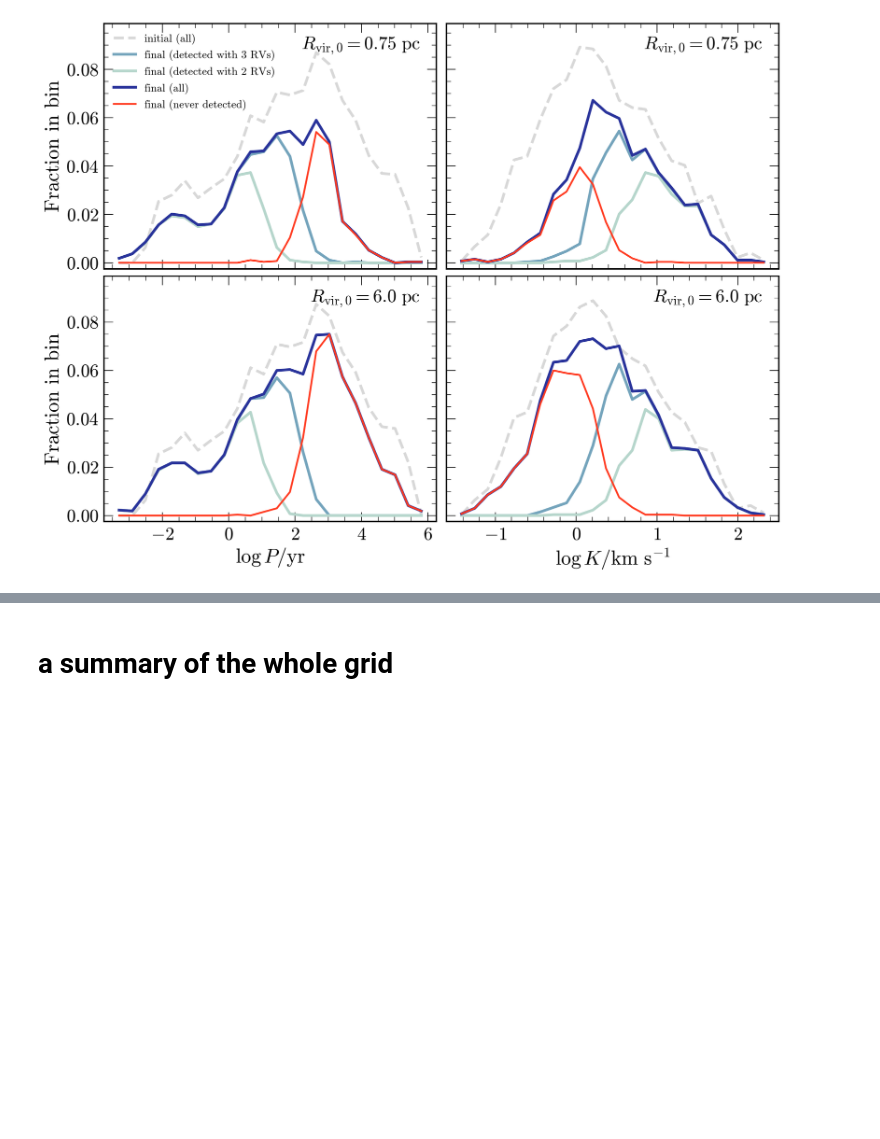
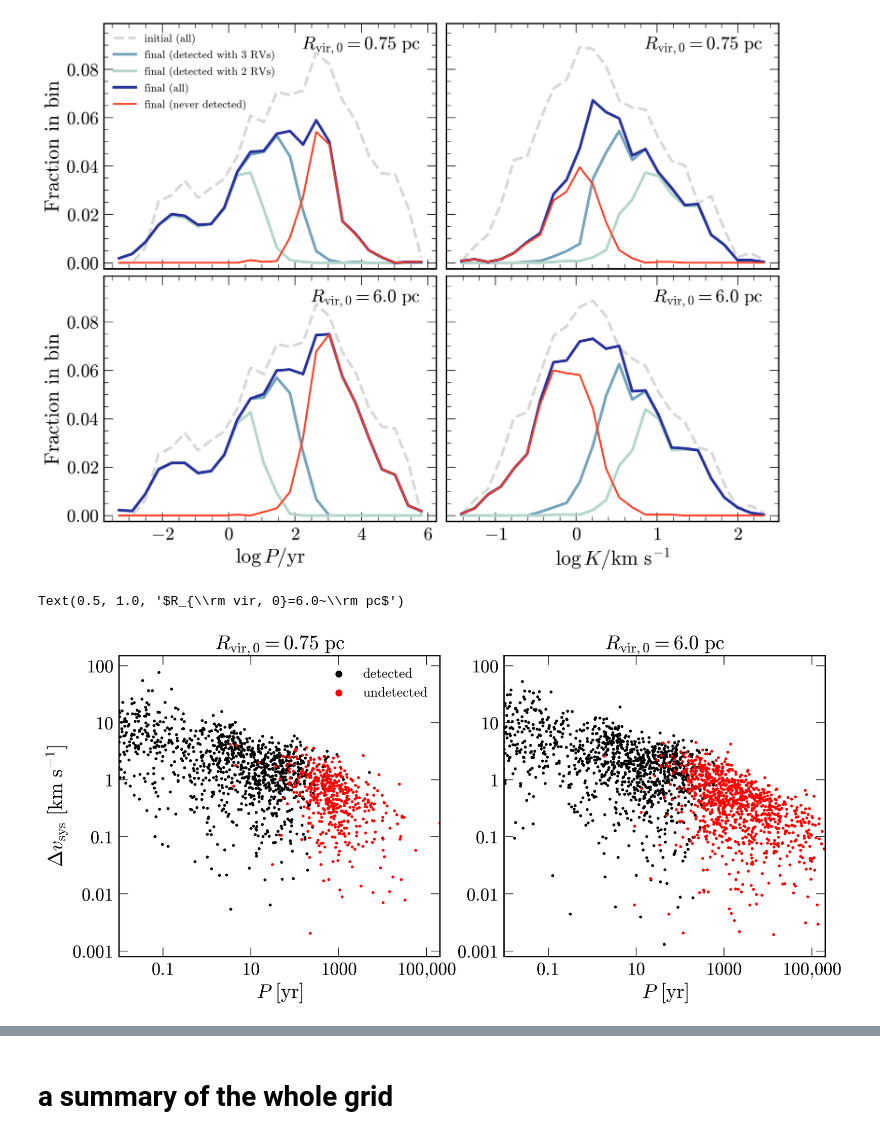
Before and after one commit to anya-m-phillips/p26, a Jupyter notebook: analysis/8_summarize_amplitudes_detections.ipynb, the cells around one changed output, grey strips where cells are left out. Saved outputs shown, nothing was run; the diff lists cells and outputs as text; code cells hidden in the pictures; blank space fills up the shorter version.

```diff
--- a/analysis/8_summarize_amplitudes_detections.ipynb
+++ b/analysis/8_summarize_amplitudes_detections.ipynb
@@ -122,6 +122,11 @@ for i in [0,1]:
                     transform=axs_grid[1,i].transAxes, fontsize=20)
 
 mass_cut = 0.0
+
+delta_vsys_list = []
+periods_list = []
+detections_list = []
+
 for k, n in enumerate(n_list):
     axs = axs_grid[k]
     if k==0:
@@ -160,6 +165,10 @@ for k, n in enumerate(n_list):
         v0_vals = params_all_final[:,0]*u.km/u.s,
         bool_arr = 'detet'
     )
+
+    delta_vsys_list.append(dvs3)
+    periods_list.append(Pf)
+    detections_list.append(detected_3)
 
 
     primary_masses = np.maximum(binariesf.p1.mass, binariesf.p2.mass)
@@ -256,3 +265,39 @@ for k, n in enumerate(n_list):
 # plt.savefig("plots/period_AND_K_distribution_with_outcomes.pdf", dpi=300, bbox_inches="tight")
 # %% [output]
 [figure]
+# %%
+### get delta vsys vs period as a plot for vedant:
+
+fig, axs = plt.subplots(1,2,figsize=[14,6])#, sharey=True)
+# plt.subplots_adjust(wspace=0, hspace=0)
+
+
+for j in range(len(periods_list)):
+    ax = axs[j]
+    P = periods_list[j] * u.yr
+    delta_vsys = delta_vsys_list[j] * u.km/u.s
+    detected = detections_list[j]
+
+
+    ax.scatter(P[detected], delta_vsys[detected], c='k', s=5, label='detected')
+    ax.scatter(P[~detected], delta_vsys[~detected], c='r', s=5, label='undetected')
+
+    ax.set_xscale('log')
+    ax.set_yscale("log")
+    ax.set_xlabel(r'$P\ \rm [yr]$')
+
+    ax.set_yticks([0.001, 0.01, 0.1, 1, 10, 100], ["0.001", "0.01", "0.1", "1", "10", "100"])
+    ax.minorticks_off()
+    ax.set_xticks([0.1, 10, 1000, 100000], ["0.1", "10", "1000", "100,000"])
+
+    ax.set_xlim(0.01, 200000)
+    ax.set_ylim(0.0008, 150)
+
+
+axs[0].legend(markerscale=3, fontsize=15, loc='upper right')
+axs[0].set_ylabel(r"$\Delta v_{\rm sys}\ \rm[km\ s^{-1}]$")
+axs[0].set_title(r"$R_{\rm vir, 0}=0.75~\rm pc$")
+axs[1].set_title(r"$R_{\rm vir, 0}=6.0~\rm pc$")
+# %% [output]
+Text(0.5, 1.0, '$R_{\\rm vir, 0}=6.0~\\rm pc$')
+[figure, added]
```
Also changed, not shown: parts of 4 cells of this notebook, 11 other files.
